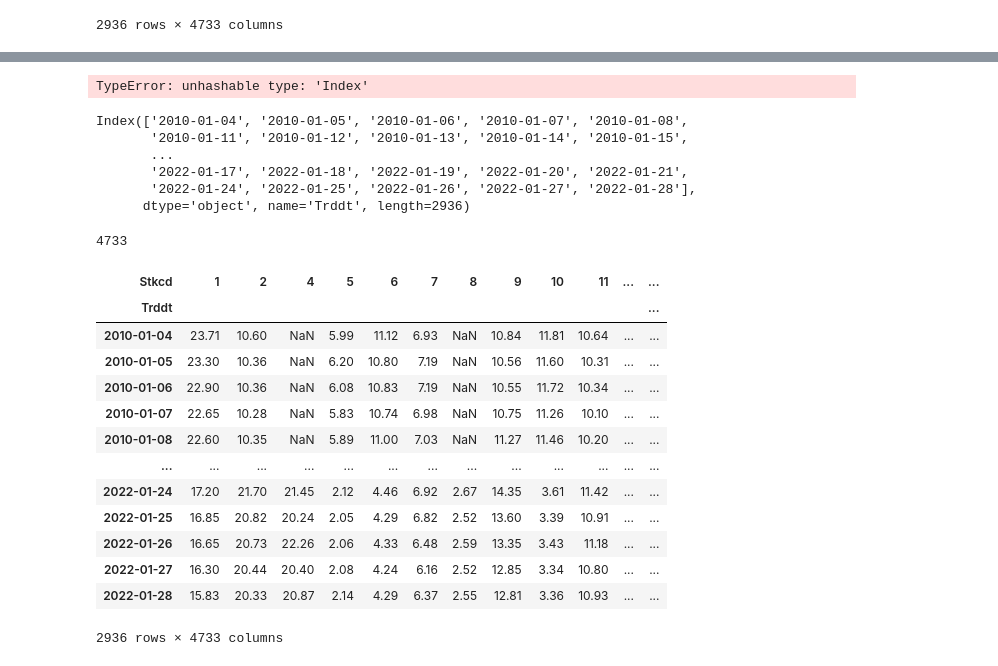
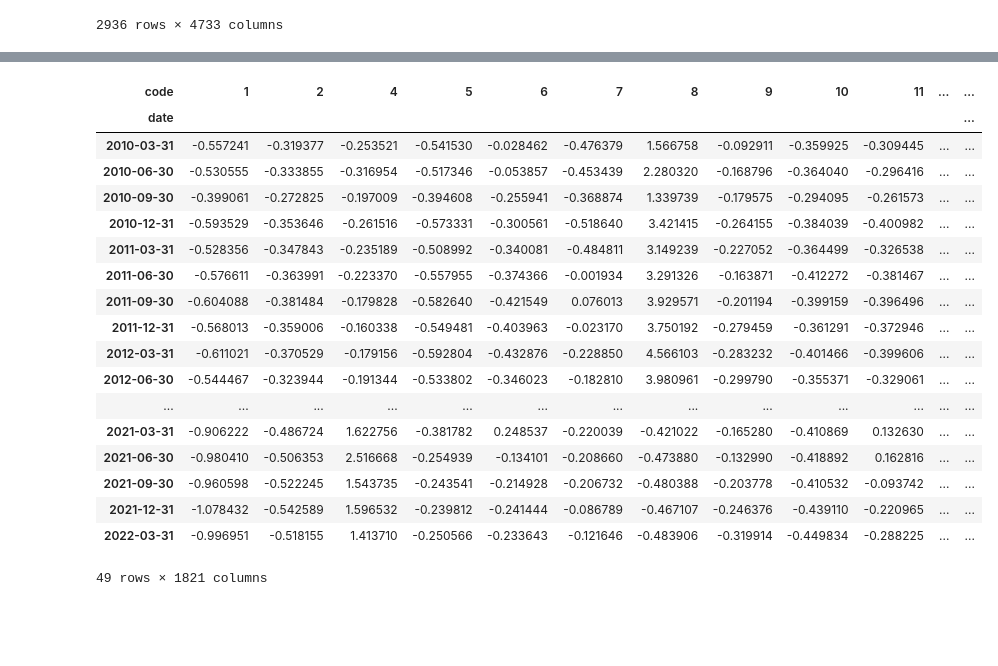
Before and after one commit to tanyanbo/alternative_investment, a Jupyter notebook: alternative_investment.ipynb, the cells around one changed output, grey strips where cells are left out. Cells and saved outputs as stored; diff of their text form; code cells hidden in the pictures; blank space fills up the shorter version.

```diff
--- a/alternative_investment.ipynb
+++ b/alternative_investment.ipynb
@@ -134,7 +134,7 @@ df_return
 | 2022-01-28 | -0.028834 | -0.005382 | 0.023039 | 0.028846 | 0.011792 | 0.034091 | 0.011905 | -0.003113 | 0.005988 | 0.012037 | ... | ... |
 2936 rows × 4733 columns
 # %%
-df_repay = df1.reset_index(drop=True).drop_duplicates(['date', 'code']).pivot(index=['date'], columns=['code'], values=['total'])['total'].reset_index().set_index('date')
+df_repay = df1.reset_index(drop=True).pivot(index=['date'], columns=['code'], values=['total']).dropna(axis=1)['total'].reset_index().set_index('date')
 df_repay
 # %% [output]
 | code | 1 | 2 | 4 | 5 | 6 | 7 | 8 | 9 | 10 | 11 | ... | ... |
@@ -159,4 +158,0 @@ df_repay
-# %%
-df_repay = df_repay.shift(1)
-df_rank = df_repay.rank(ascending=True, axis=1)
-# df_return.shift(-1)[df_rank<=100].mean(axis=1)
@@ -207,34 +159,30 @@ False
-# %%
-df_return[df_return.index in df_rank.index]
-# %% [output]
-TypeError: unhashable type: 'Index'
-# %%
-df_return.index
-# %% [output]
-Index(['2010-01-04', '2010-01-05', '2010-01-06', '2010-01-07', '2010-01-08',
-       '2010-01-11', '2010-01-12', '2010-01-13', '2010-01-14', '2010-01-15',
-       ...
-       '2022-01-17', '2022-01-18', '2022-01-19', '2022-01-20', '2022-01-21',
-       '2022-01-24', '2022-01-25', '2022-01-26', '2022-01-27', '2022-01-28'],
-      dtype='object', name='Trddt', length=2936)
-# %%
-len([x for x in cols2 if x in cols1])
-# %% [output]
-4733
-# %%
-df_close['Clsprc'][[x for x in cols2 if x in cols1]]
-# %% [output]
-| Stkcd | 1 | 2 | 4 | 5 | 6 | 7 | 8 | 9 | 10 | 11 | ... | ... |
-| Trddt |  |  |  |  |  |  |  |  |  |  |  | ... |
-| 2010-01-04 | 23.71 | 10.60 | NaN | 5.99 | 11.12 | 6.93 | NaN | 10.84 | 11.81 | 10.64 | ... | ... |
-| 2010-01-05 | 23.30 | 10.36 | NaN | 6.20 | 10.80 | 7.19 | NaN | 10.56 | 11.60 | 10.31 | ... | ... |
-| 2010-01-06 | 22.90 | 10.36 | NaN | 6.08 | 10.83 | 7.19 | NaN | 10.55 | 11.72 | 10.34 | ... | ... |
-| 2010-01-07 | 22.65 | 10.28 | NaN | 5.83 | 10.74 | 6.98 | NaN | 10.75 | 11.26 | 10.10 | ... | ... |
-| 2010-01-08 | 22.60 | 10.35 | NaN | 5.89 | 11.00 | 7.03 | NaN | 11.27 | 11.46 | 10.20 | ... | ... |
-| ... | ... | ... | ... | ... | ... | ... | ... | ... | ... | ... | ... | ... |
-| 2022-01-24 | 17.20 | 21.70 | 21.45 | 2.12 | 4.46 | 6.92 | 2.67 | 14.35 | 3.61 | 11.42 | ... | ... |
-| 2022-01-25 | 16.85 | 20.82 | 20.24 | 2.05 | 4.29 | 6.82 | 2.52 | 13.60 | 3.39 | 10.91 | ... | ... |
-| 2022-01-26 | 16.65 | 20.73 | 22.26 | 2.06 | 4.33 | 6.48 | 2.59 | 13.35 | 3.43 | 11.18 | ... | ... |
-| 2022-01-27 | 16.30 | 20.44 | 20.40 | 2.08 | 4.24 | 6.16 | 2.52 | 12.85 | 3.34 | 10.80 | ... | ... |
-| 2022-01-28 | 15.83 | 20.33 | 20.87 | 2.14 | 4.29 | 6.37 | 2.55 | 12.81 | 3.36 | 10.93 | ... | ... |
-2936 rows × 4733 columns
+# %%
+def change_extreme(row):
+    m=row.mean()
+    sd=row.std()
+    row=row.apply(lambda x:x if m-3*sd<=x<=m+3*sd else (m+3*sd if x>m+3*sd else m-3*sd))
+    return row
+# %%
+df_repay = df_repay.apply(change_extreme, axis=1)
+df_repay = df_repay.apply(lambda row: (row-row.mean())/row.std(), axis=1)
+df_repay
+# %% [output]
+| code | 1 | 2 | 4 | 5 | 6 | 7 | 8 | 9 | 10 | 11 | ... | ... |
+| date |  |  |  |  |  |  |  |  |  |  |  | ... |
+| 2010-03-31 | -0.557241 | -0.319377 | -0.253521 | -0.541530 | -0.028462 | -0.476379 | 1.566758 | -0.092911 | -0.359925 | -0.309445 | ... | ... |
+| 2010-06-30 | -0.530555 | -0.333855 | -0.316954 | -0.517346 | -0.053857 | -0.453439 | 2.280320 | -0.168796 | -0.364040 | -0.296416 | ... | ... |
+| 2010-09-30 | -0.399061 | -0.272825 | -0.197009 | -0.394608 | -0.255941 | -0.368874 | 1.339739 | -0.179575 | -0.294095 | -0.261573 | ... | ... |
+| 2010-12-31 | -0.593529 | -0.353646 | -0.261516 | -0.573331 | -0.300561 | -0.518640 | 3.421415 | -0.264155 | -0.384039 | -0.400982 | ... | ... |
+| 2011-03-31 | -0.528356 | -0.347843 | -0.235189 | -0.508992 | -0.340081 | -0.484811 | 3.149239 | -0.227052 | -0.364499 | -0.326538 | ... | ... |
+| 2011-06-30 | -0.576611 | -0.363991 | -0.223370 | -0.557955 | -0.374366 | -0.001934 | 3.291326 | -0.163871 | -0.412272 | -0.381467 | ... | ... |
+| 2011-09-30 | -0.604088 | -0.381484 | -0.179828 | -0.582640 | -0.421549 | 0.076013 | 3.929571 | -0.201194 | -0.399159 | -0.396496 | ... | ... |
+| 2011-12-31 | -0.568013 | -0.359006 | -0.160338 | -0.549481 | -0.403963 | -0.023170 | 3.750192 | -0.279459 | -0.361291 | -0.372946 | ... | ... |
+| 2012-03-31 | -0.611021 | -0.370529 | -0.179156 | -0.592804 | -0.432876 | -0.228850 | 4.566103 | -0.283232 | -0.401466 | -0.399606 | ... | ... |
+| 2012-06-30 | -0.544467 | -0.323944 | -0.191344 | -0.533802 | -0.346023 | -0.182810 | 3.980961 | -0.299790 | -0.355371 | -0.329061 | ... | ... |
+| ... | ... | ... | ... | ... | ... | ... | ... | ... | ... | ... | ... | ... |
+| 2021-03-31 | -0.906222 | -0.486724 | 1.622756 | -0.381782 | 0.248537 | -0.220039 | -0.421022 | -0.165280 | -0.410869 | 0.132630 | ... | ... |
+| 2021-06-30 | -0.980410 | -0.506353 | 2.516668 | -0.254939 | -0.134101 | -0.208660 | -0.473880 | -0.132990 | -0.418892 | 0.162816 | ... | ... |
+| 2021-09-30 | -0.960598 | -0.522245 | 1.543735 | -0.243541 | -0.214928 | -0.206732 | -0.480388 | -0.203778 | -0.410532 | -0.093742 | ... | ... |
+| 2021-12-31 | -1.078432 | -0.542589 | 1.596532 | -0.239812 | -0.241444 | -0.086789 | -0.467107 | -0.246376 | -0.439110 | -0.220965 | ... | ... |
+| 2022-03-31 | -0.996951 | -0.518155 | 1.413710 | -0.250566 | -0.233643 | -0.121646 | -0.483906 | -0.319914 | -0.449834 | -0.288225 | ... | ... |
+49 rows × 1821 columns
```
Also changed, not shown: parts of 14 cells of this notebook.
